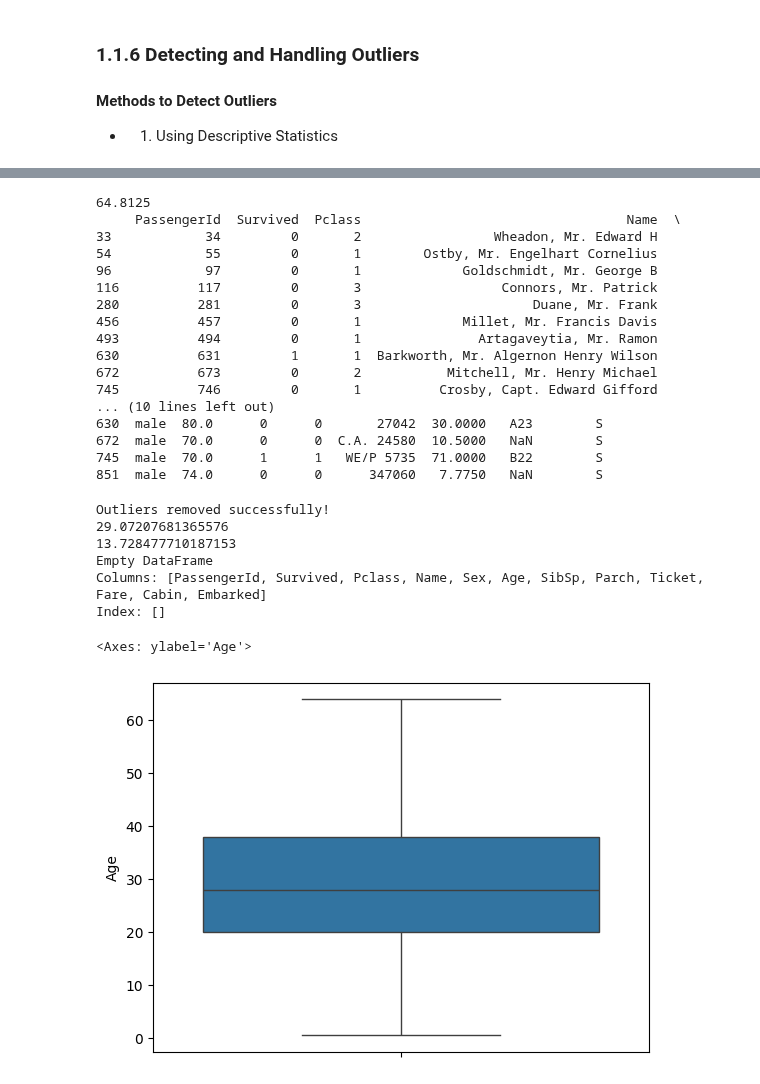
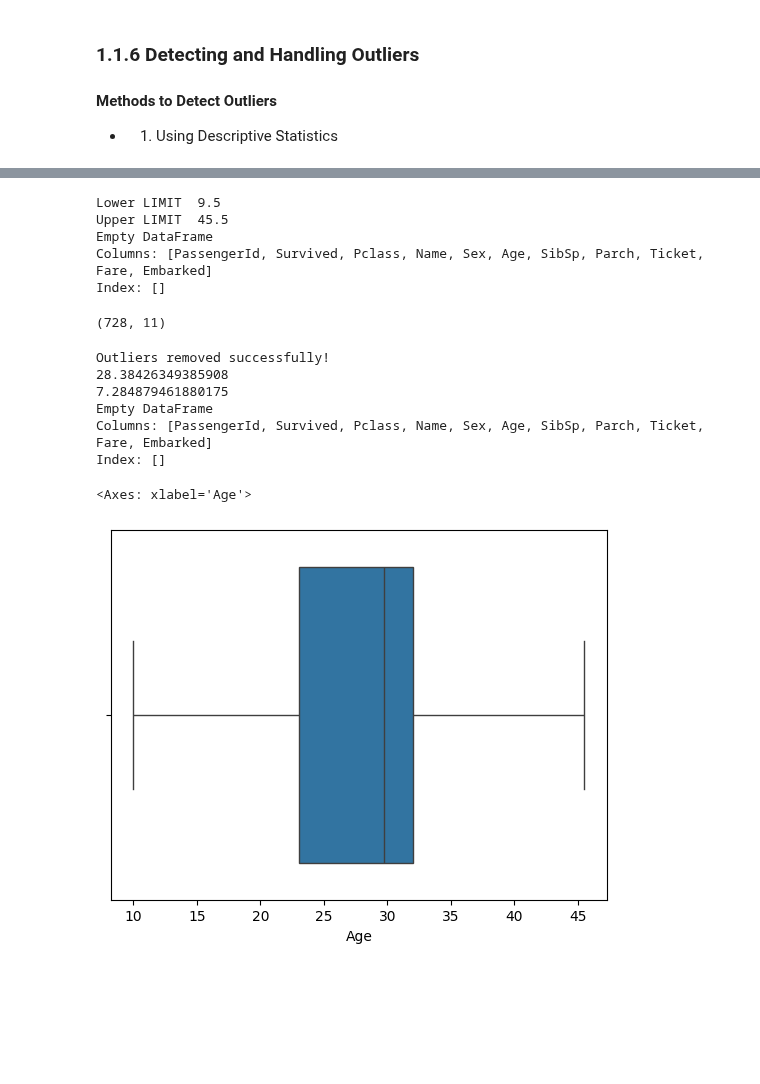
Before and after one commit to sbccas/data-analytics-using-python, a Jupyter notebook: 2_Lecture_Notes/OurLabDemos.ipynb, the cells around one changed output, grey strips where cells are left out. Cells and saved outputs as stored; diff of their text form; code cells hidden in the pictures; blank space fills up the shorter version.

```diff
--- a/2_Lecture_Notes/OurLabDemos.ipynb
+++ b/2_Lecture_Notes/OurLabDemos.ipynb
@@ -691,48 +711,43 @@ print(outliers)
 # %%
+# 2. Using Interquartile Range (IQR) Method (Most common)
 Q1 = tita['Age'].quantile(0.25)
 Q3 = tita['Age'].quantile(0.75)
 IQR = Q3 - Q1
 lower_limit = Q1 - 1.5 * IQR
 upper_limit = Q3 + 1.5 * IQR
 outliers = tita[(tita['Age'] < lower_limit) | (tita['Age'] > upper_limit)]
-print(upper_limit)
+print('Lower LIMIT ',lower_limit)
+print('Upper LIMIT ',upper_limit)
 print(outliers)
 # %% [output]
-64.8125
-     PassengerId  Survived  Pclass                                  Name  \
-33            34         0       2                 Wheadon, Mr. Edward H
-54            55         0       1        Ostby, Mr. Engelhart Cornelius
-96            97         0       1             Goldschmidt, Mr. George B
-116          117         0       3                  Connors, Mr. Patrick
-280          281         0       3                      Duane, Mr. Frank
-456          457         0       1             Millet, Mr. Francis Davis
-493          494         0       1               Artagaveytia, Mr. Ramon
-630          631         1       1  Barkworth, Mr. Algernon Henry Wilson
-672          673         0       2           Mitchell, Mr. Henry Michael
-745          746         0       1          Crosby, Capt. Edward Gifford
-... (10 lines left out)
-630  male  80.0      0      0       27042  30.0000   A23        S
-672  male  70.0      0      0  C.A. 24580  10.5000   NaN        S
-745  male  70.0      1      1   WE/P 5735  71.0000   B22        S
-851  male  74.0      0      0      347060   7.7750   NaN        S
+Lower LIMIT  9.5
+Upper LIMIT  45.5
+Empty DataFrame
+Columns: [PassengerId, Survived, Pclass, Name, Sex, Age, SibSp, Parch, Ticket, Fare, Embarked]
+Index: []
+# %%
+# TESTING CODE
+tita.shape
+# %% [output]
+(728, 11)
 # %%
 #Remove outliers using IQR
 tita = tita[(tita['Age'] >= lower_limit) & (tita['Age'] <= upper_limit)]
 print("Outliers removed successfully!")
 #Calculate mean and standard deviation.
 mean = tita['Age'].mean()
 std = tita['Age'].std()
 print(mean)
 print(std)
 outliers = tita[(tita['Age'] > mean + 3*std) | (tita['Age'] < mean - 3*std)]
 print(outliers)
-sns.boxplot(tita['Age'])
+sns.boxplot(x=tita['Age'])
 # %% [output]
 Outliers removed successfully!
-29.07207681365576
-13.728477710187153
+28.38426349385908
+7.284879461880175
 Empty DataFrame
-Columns: [PassengerId, Survived, Pclass, Name, Sex, Age, SibSp, Parch, Ticket, Fare, Cabin, Embarked]
+Columns: [PassengerId, Survived, Pclass, Name, Sex, Age, SibSp, Parch, Ticket, Fare, Embarked]
 Index: []
-<Axes: ylabel='Age'>
+<Axes: xlabel='Age'>
-[figure, old version]
+[figure, new version]
```
Also changed, not shown: parts of 8 cells of this notebook.
